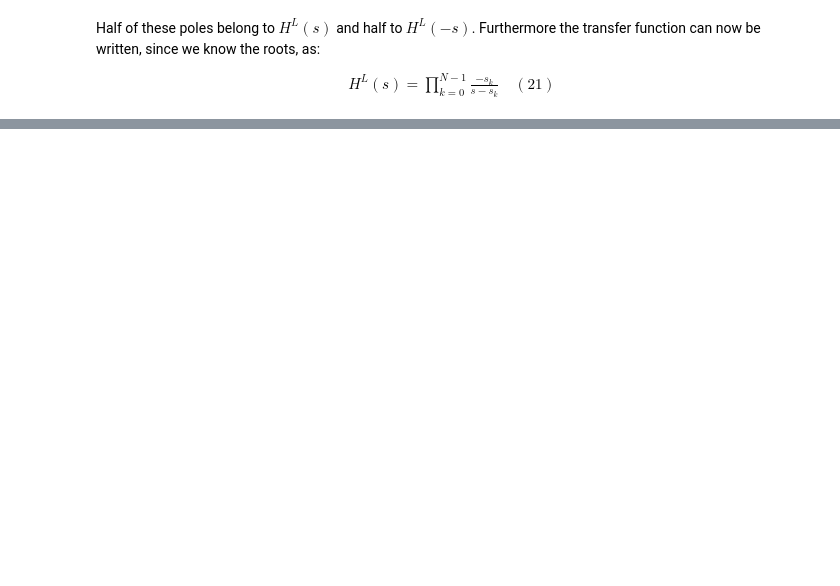
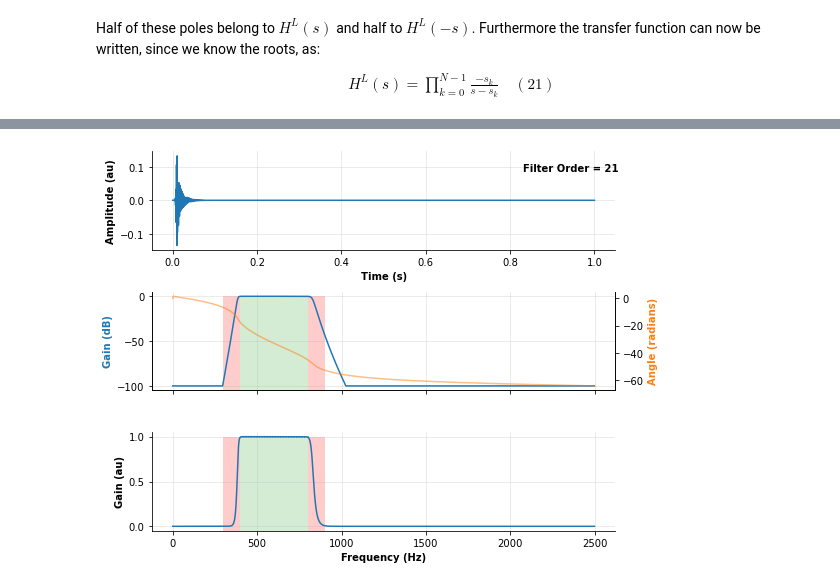
Before and after one commit to mscaudill/openseize, a Jupyter notebook: demos/filtering.ipynb, the cells around one changed output, grey strips where cells are left out. Saved outputs shown, nothing was run; the diff lists cells and outputs as text; code cells hidden in the pictures; blank space fills up the shorter version.

```diff
--- a/demos/filtering.ipynb
+++ b/demos/filtering.ipynb
@@ -1016,0 +1092,6 @@ This can be z-transformed to give us H^z(Z) as well. Recall the z-transform is:
+# %%
+#Butterworth bandpass passing freqs between 400 and 800 Hz with a 100 Hz transition band
+butter = iir.Butter(fpass=[400, 800], fstop=[300, 900], fs=5000, gpass=.05, gstop=40)
+butter.plot()
+# %% [output]
+[figure, added]
```
Also changed, not shown: parts of 50 cells of this notebook.
